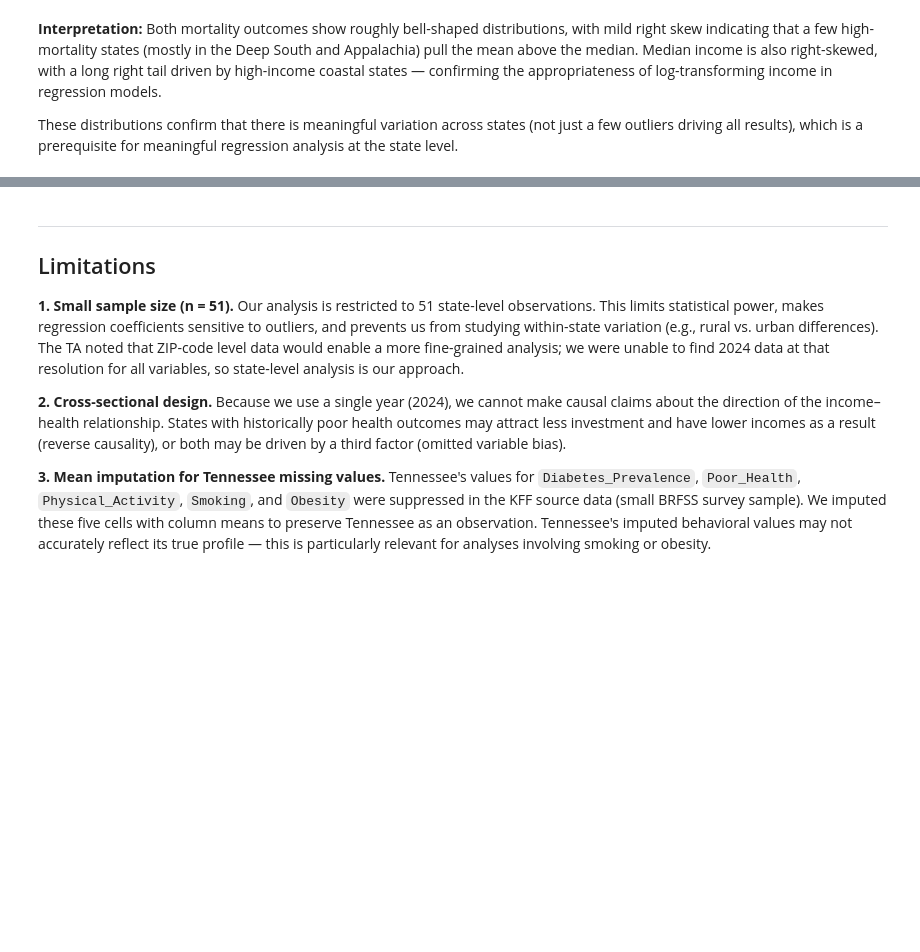
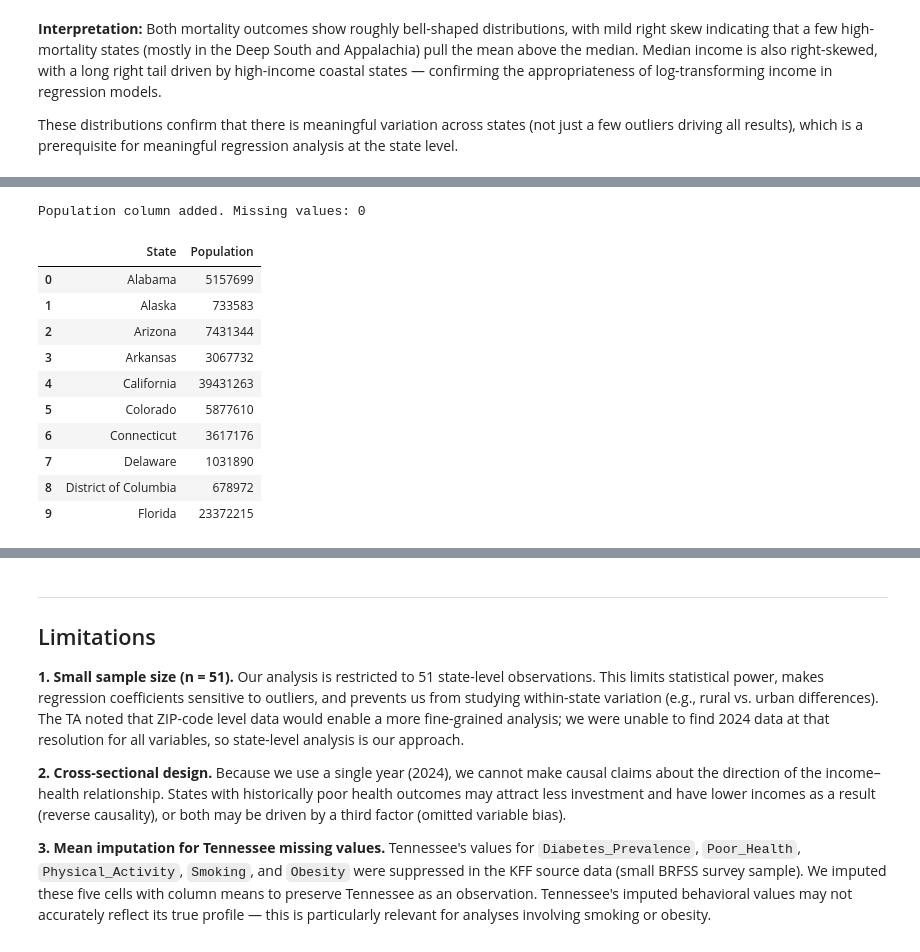
Before and after one commit to MarinaCui/Data-Science-in-the-Wild-Final-Project, a Jupyter notebook: Phase_2.ipynb, the cells around one changed output, grey strips where cells are left out. Saved outputs shown, nothing was run; the diff lists cells and outputs as text; code cells hidden in the pictures; blank space fills up the shorter version.

```diff
--- a/Phase_2.ipynb
+++ b/Phase_2.ipynb
@@ -998,0 +1008,44 @@ These distributions confirm that there is meaningful variation across states (no
+# %%
+# ============================================================
+# Add 2024 Population data (Source: US Census Bureau Vintage 2024)
+# Population figures are July 1, 2024 estimates
+# ============================================================
+
+population_2024 = {
+    'Alabama': 5157699, 'Alaska': 733583, 'Arizona': 7431344,
+    'Arkansas': 3067732, 'California': 39431263, 'Colorado': 5877610,
+    'Connecticut': 3617176, 'Delaware': 1031890, 'District of Columbia': 678972,
+    'Florida': 23372215, 'Georgia': 11029227, 'Hawaii': 1435138,
+    'Idaho': 1964726, 'Illinois': 12549689, 'Indiana': 6849507,
+    'Iowa': 3207004, 'Kansas': 2940865, 'Kentucky': 4526154,
+    'Louisiana': 4573749, 'Maine': 1395722, 'Maryland': 6180253,
+    'Massachusetts': 7001399, 'Michigan': 10037261, 'Minnesota': 5737915,
+    'Mississippi': 2939690, 'Missouri': 6196156, 'Montana': 1132812,
+    'Nebraska': 1978379, 'Nevada': 3194176, 'New Hampshire': 1402054,
+    'New Jersey': 9290841, 'New Mexico': 2113344, 'New York': 19867248,
+    'North Carolina': 10835491, 'North Dakota': 783926, 'Ohio': 11785935,
+    'Oklahoma': 4053824, 'Oregon': 4233358, 'Pennsylvania': 12961683,
+    'Rhode Island': 1114016, 'South Carolina': 5373555, 'South Dakota': 919318,
+    'Tennessee': 7126489, 'Texas': 30976754, 'Utah': 3417734,
+    'Vermont': 647464, 'Virginia': 8715698, 'Washington': 7985244,
+    'West Virginia': 1770071, 'Wisconsin': 5910955, 'Wyoming': 584057
+}
+
+# Add population column to dataframe
+eda_df['Population'] = eda_df['State'].map(population_2024)
+
+print(f"Population column added. Missing values: {eda_df['Population'].isna().sum()}")
+eda_df[['State', 'Population']].head(10)
+# %% [output]
+Population column added. Missing values: 0
+|  | State | Population |
+| 0 | Alabama | 5157699 |
+| 1 | Alaska | 733583 |
+| 2 | Arizona | 7431344 |
+| 3 | Arkansas | 3067732 |
+| 4 | California | 39431263 |
+| 5 | Colorado | 5877610 |
+| 6 | Connecticut | 3617176 |
+| 7 | Delaware | 1031890 |
+| 8 | District of Columbia | 678972 |
+| 9 | Florida | 23372215 |
```
Also changed, not shown: parts of 4 cells of this notebook.
